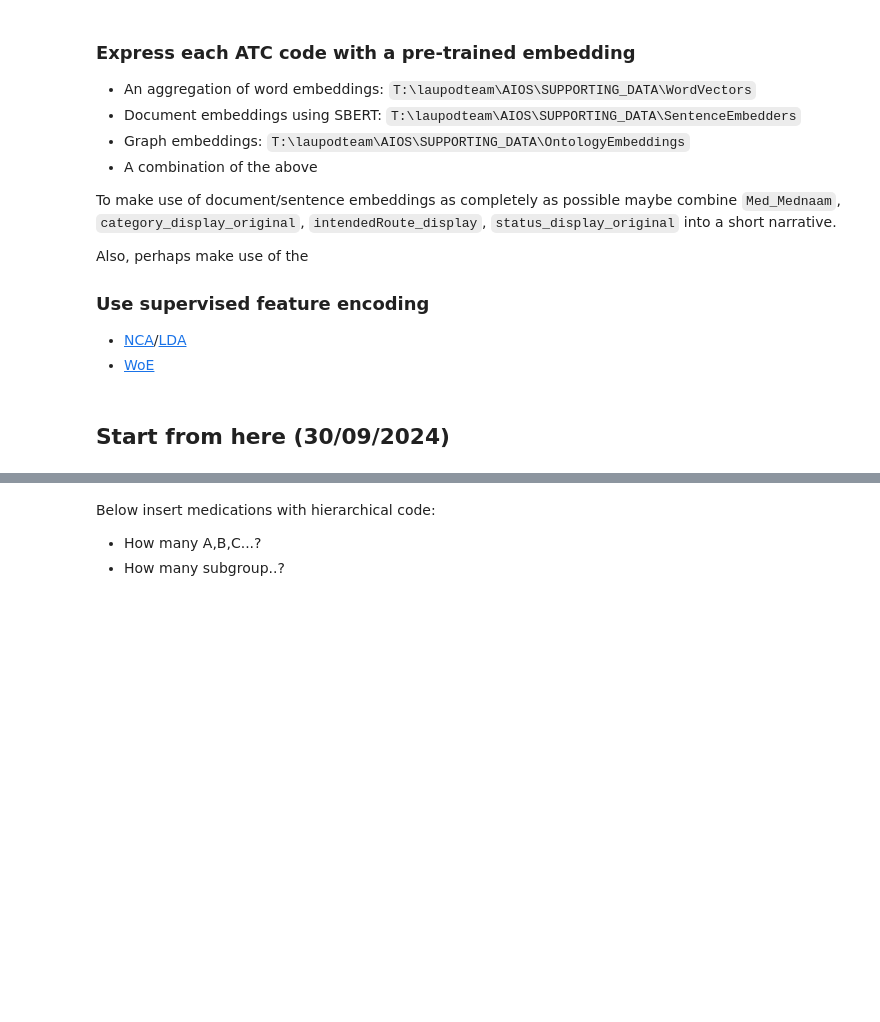
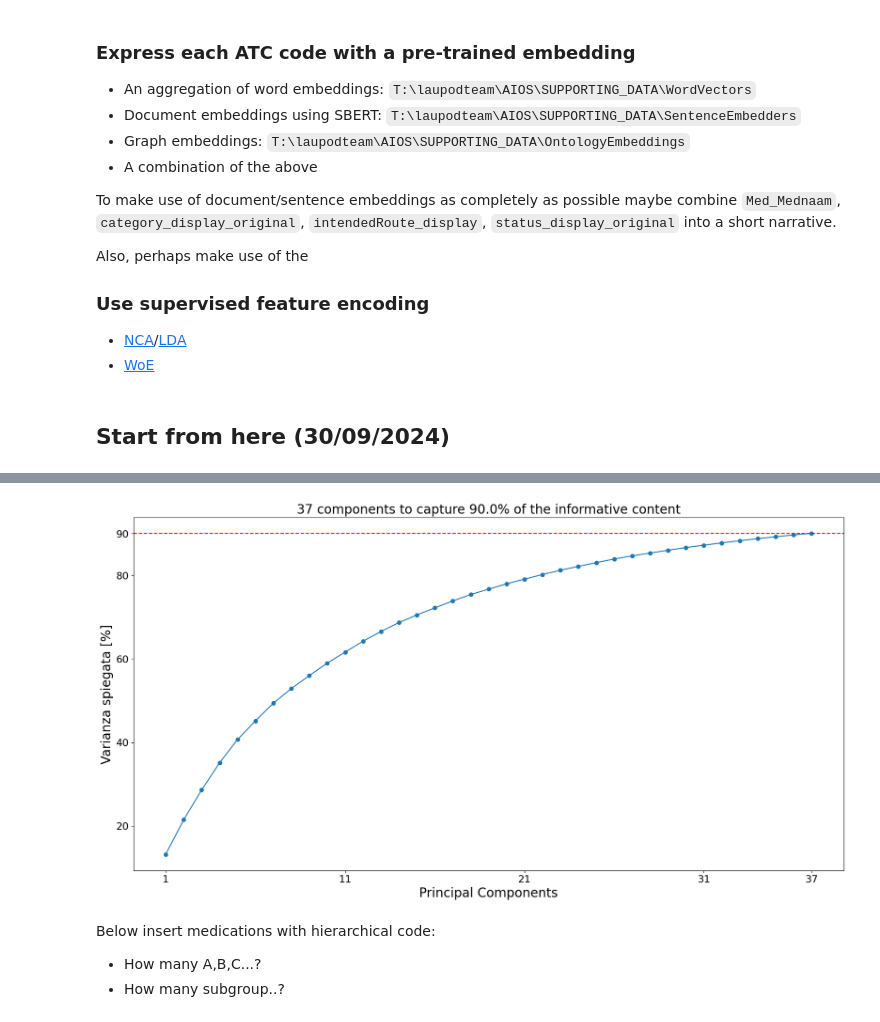
Before and after one commit to UPOD-datascience/ODIN, a Jupyter notebook: sandboxes/04_medications/medicatie_David.ipynb, the cells around one changed output, grey strips where cells are left out. Cells and saved outputs as stored; diff of their text form; code cells hidden in the pictures; blank space fills up the shorter version.

```diff
--- a/sandboxes/04_medications/medicatie_David.ipynb
+++ b/sandboxes/04_medications/medicatie_David.ipynb
@@ -195,3 +290,40 @@ str
+# %%
+pca = PCA()
+embeddings_pca = pca.fit_transform(embeddings)
+
+exp_variance_ratio = pca.explained_variance_ratio_
+exp_variance = pca.explained_variance_
+
+exp_var_perc = [np.sum(exp_variance[:i+1]) for i in range(len(exp_variance))]/np.sum(exp_variance)
+
+perc = 0
+n_components = 0
+
+while perc <= 0.9:
+    perc += exp_variance_ratio[n_components]
+    n_components += 1
+
+last_point = round(exp_var_perc[n_components]*100, 1)
+
+# Plot della figura
+plt.figure(figsize = [20, 10])
+plt.plot(np.arange(1, n_components+1), exp_var_perc[:n_components]*100, 'o-')
+
+# crea una linea orizzontale in corrispondenza dell'ultimo punto
+plt.axhline(y=perc*100, color='r', linestyle='--')
+
+plt.xticks(np.concatenate((np.arange(1, n_components-2, 10), [n_components])))
+plt.yticks(np.concatenate((np.arange(20, 100, 20), [round(perc*100, 1)])))
+plt.tick_params(axis='both', labelsize=16)
+
+plt.xlabel('Principal Components', fontsize=20)
+plt.ylabel('Varianza spiegata [%]', fontsize=20)
+
+plt.title(f'{n_components} components to capture {round(perc*100, 1):.1f}% of the informative content', fontsize=20)
+
+plt.show()
+# %% [output]
+[figure, added]
 # %% [markdown]
 Below insert medications with hierarchical code:
 - How many A,B,C...?
```
Also changed, not shown: parts of 8 cells of this notebook.
